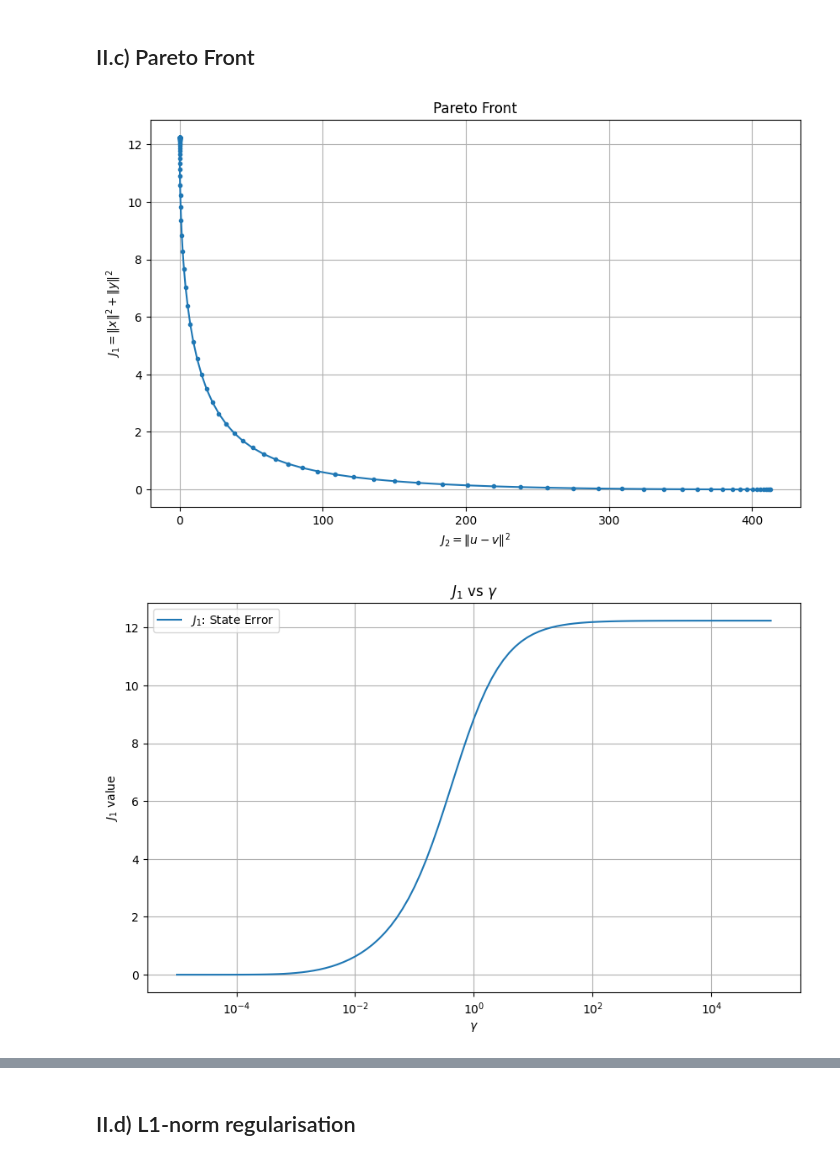
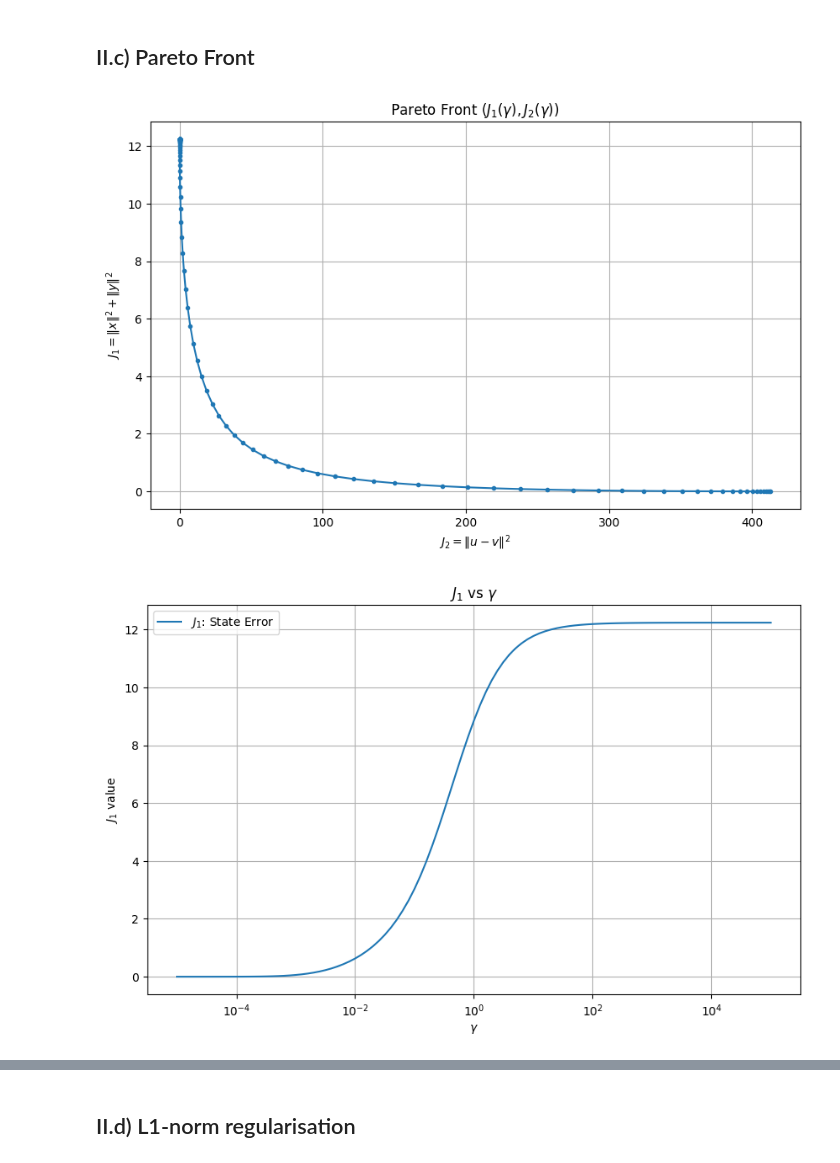
Before and after one commit to umarsdq/optimisationCW, a Jupyter notebook: optimisation.ipynb, the cells around one changed output, grey strips where cells are left out. Drawn from its saved outputs; the diff is of its cells as text; code cells hidden in the pictures.

```diff
--- a/optimisation.ipynb
+++ b/optimisation.ipynb
@@ -314,35 +319,35 @@ for gamma in gammas:
     J2s.append(J2)
 
 plt.figure(figsize=(10, 6))
 plt.plot(J2s, J1s, marker='.')
 plt.xlabel(r'$J_2 = \|u - v\|^2$')
 plt.ylabel(r'$J_1 = \|x\|^2 + \|y\|^2$')
-plt.title(r'Pareto Front')
+plt.title(r'Pareto Front $(J_1(\gamma), J_2(\gamma))$')
 plt.grid(True)
 plt.savefig('plots/pareto_front.png', bbox_inches='tight', dpi=600)
 plt.show()
 
 plt.figure(figsize=(10, 6))
 plt.semilogx(gammas, J1s, label=r'$J_1$: State Error')
 plt.xlabel(r'$\gamma$')
 plt.ylabel(r'$J_1$ value')
 plt.title(r'$J_1$ vs $\gamma$')
 plt.grid(True)
 plt.legend()
 plt.savefig('plots/j1_vs_gamma.png', bbox_inches='tight', dpi=600)
 plt.show()
 
 plt.figure(figsize=(10, 6))
 plt.semilogx(gammas, J2s, label=r'$J_2$: Control Difference')
 plt.xlabel(r'$\gamma$')
 plt.ylabel(r'$J_2$ value')
 plt.title(r'$J_2$ vs $\gamma$')
 plt.grid(True)
 plt.legend()
 plt.savefig('plots/j2_vs_gamma.png', bbox_inches='tight', dpi=600)
 plt.show()
 # %% [output]
-[figure, old version]
+[figure, new version]
 [figure]
 [figure]
 # %% [markdown]
```
Also changed, not shown: parts of 3 cells of this notebook, 4 other files.
